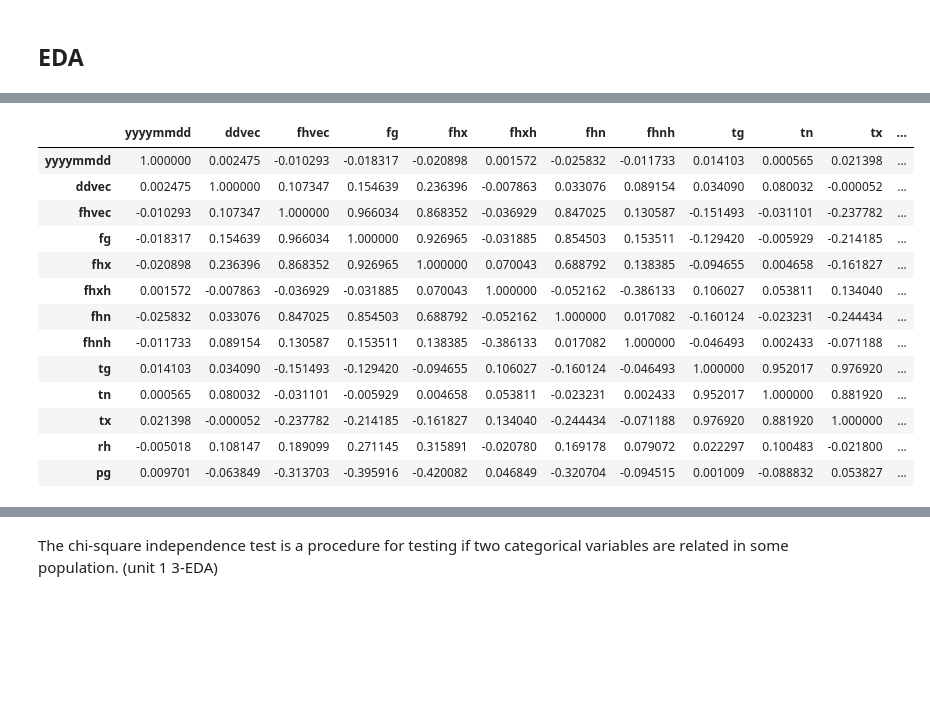
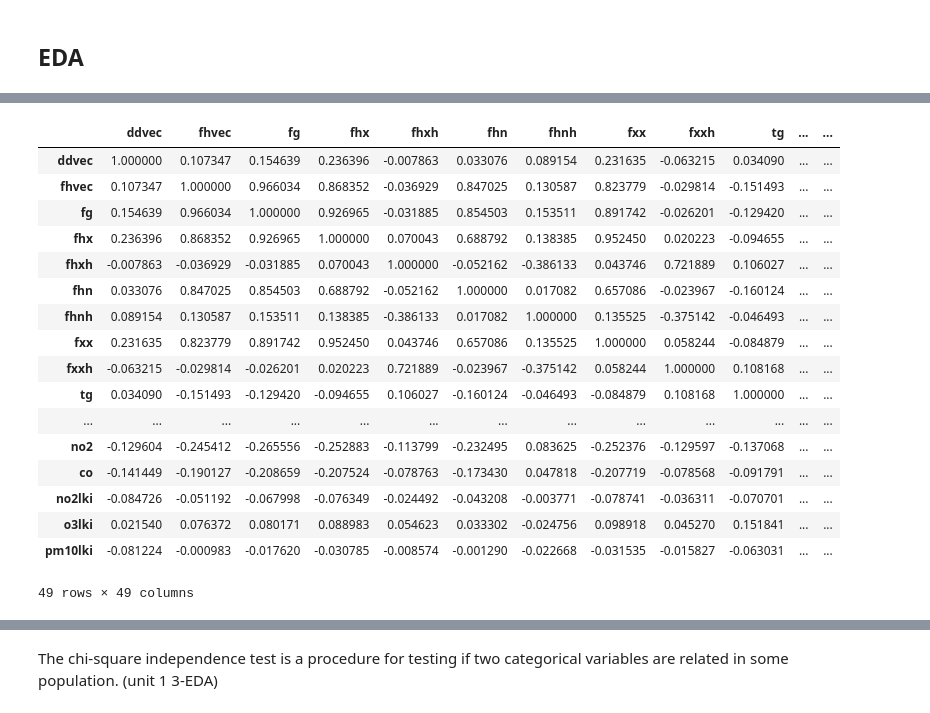
Before and after one commit to ClauCarloni/data_final_project, a Jupyter notebook: dutch_daily_weather_data.ipynb, the cells around one changed output, grey strips where cells are left out. Drawn from its saved outputs; the diff is of its cells as text; code cells hidden in the pictures; blank space fills up the shorter version.

```diff
--- a/dutch_daily_weather_data.ipynb
+++ b/dutch_daily_weather_data.ipynb
@@ -1160,22 +1250,26 @@ air_quality.to_csv('cleanairquality.csv')
 # %%
-corr_weather = weather.select_dtypes([np.number])
-correlations_matrix = corr_weather.corr()
+corr_data = data.select_dtypes([np.number])
+correlations_matrix = corr_data.corr()
 correlations_matrix
 # %% [output]
-|  | yyyymmdd | ddvec | fhvec | fg | fhx | fhxh | fhn | fhnh | tg | tn | tx | ... |
-| yyyymmdd | 1.000000 | 0.002475 | -0.010293 | -0.018317 | -0.020898 | 0.001572 | -0.025832 | -0.011733 | 0.014103 | 0.000565 | 0.021398 | ... |
-| ddvec | 0.002475 | 1.000000 | 0.107347 | 0.154639 | 0.236396 | -0.007863 | 0.033076 | 0.089154 | 0.034090 | 0.080032 | -0.000052 | ... |
-| fhvec | -0.010293 | 0.107347 | 1.000000 | 0.966034 | 0.868352 | -0.036929 | 0.847025 | 0.130587 | -0.151493 | -0.031101 | -0.237782 | ... |
-| fg | -0.018317 | 0.154639 | 0.966034 | 1.000000 | 0.926965 | -0.031885 | 0.854503 | 0.153511 | -0.129420 | -0.005929 | -0.214185 | ... |
-| fhx | -0.020898 | 0.236396 | 0.868352 | 0.926965 | 1.000000 | 0.070043 | 0.688792 | 0.138385 | -0.094655 | 0.004658 | -0.161827 | ... |
-| fhxh | 0.001572 | -0.007863 | -0.036929 | -0.031885 | 0.070043 | 1.000000 | -0.052162 | -0.386133 | 0.106027 | 0.053811 | 0.134040 | ... |
-| fhn | -0.025832 | 0.033076 | 0.847025 | 0.854503 | 0.688792 | -0.052162 | 1.000000 | 0.017082 | -0.160124 | -0.023231 | -0.244434 | ... |
-| fhnh | -0.011733 | 0.089154 | 0.130587 | 0.153511 | 0.138385 | -0.386133 | 0.017082 | 1.000000 | -0.046493 | 0.002433 | -0.071188 | ... |
-| tg | 0.014103 | 0.034090 | -0.151493 | -0.129420 | -0.094655 | 0.106027 | -0.160124 | -0.046493 | 1.000000 | 0.952017 | 0.976920 | ... |
-| tn | 0.000565 | 0.080032 | -0.031101 | -0.005929 | 0.004658 | 0.053811 | -0.023231 | 0.002433 | 0.952017 | 1.000000 | 0.881920 | ... |
-| tx | 0.021398 | -0.000052 | -0.237782 | -0.214185 | -0.161827 | 0.134040 | -0.244434 | -0.071188 | 0.976920 | 0.881920 | 1.000000 | ... |
-| rh | -0.005018 | 0.108147 | 0.189099 | 0.271145 | 0.315891 | -0.020780 | 0.169178 | 0.079072 | 0.022297 | 0.100483 | -0.021800 | ... |
-| pg | 0.009701 | -0.063849 | -0.313703 | -0.395916 | -0.420082 | 0.046849 | -0.320704 | -0.094515 | 0.001009 | -0.088832 | 0.053827 | ... |
+|  | ddvec | fhvec | fg | fhx | fhxh | fhn | fhnh | fxx | fxxh | tg | ... | ... |
+| ddvec | 1.000000 | 0.107347 | 0.154639 | 0.236396 | -0.007863 | 0.033076 | 0.089154 | 0.231635 | -0.063215 | 0.034090 | ... | ... |
+| fhvec | 0.107347 | 1.000000 | 0.966034 | 0.868352 | -0.036929 | 0.847025 | 0.130587 | 0.823779 | -0.029814 | -0.151493 | ... | ... |
+| fg | 0.154639 | 0.966034 | 1.000000 | 0.926965 | -0.031885 | 0.854503 | 0.153511 | 0.891742 | -0.026201 | -0.129420 | ... | ... |
+| fhx | 0.236396 | 0.868352 | 0.926965 | 1.000000 | 0.070043 | 0.688792 | 0.138385 | 0.952450 | 0.020223 | -0.094655 | ... | ... |
+| fhxh | -0.007863 | -0.036929 | -0.031885 | 0.070043 | 1.000000 | -0.052162 | -0.386133 | 0.043746 | 0.721889 | 0.106027 | ... | ... |
+| fhn | 0.033076 | 0.847025 | 0.854503 | 0.688792 | -0.052162 | 1.000000 | 0.017082 | 0.657086 | -0.023967 | -0.160124 | ... | ... |
+| fhnh | 0.089154 | 0.130587 | 0.153511 | 0.138385 | -0.386133 | 0.017082 | 1.000000 | 0.135525 | -0.375142 | -0.046493 | ... | ... |
+| fxx | 0.231635 | 0.823779 | 0.891742 | 0.952450 | 0.043746 | 0.657086 | 0.135525 | 1.000000 | 0.058244 | -0.084879 | ... | ... |
+| fxxh | -0.063215 | -0.029814 | -0.026201 | 0.020223 | 0.721889 | -0.023967 | -0.375142 | 0.058244 | 1.000000 | 0.108168 | ... | ... |
+| tg | 0.034090 | -0.151493 | -0.129420 | -0.094655 | 0.106027 | -0.160124 | -0.046493 | -0.084879 | 0.108168 | 1.000000 | ... | ... |
+| ... | ... | ... | ... | ... | ... | ... | ... | ... | ... | ... | ... | ... |
+| no2 | -0.129604 | -0.245412 | -0.265556 | -0.252883 | -0.113799 | -0.232495 | 0.083625 | -0.252376 | -0.129597 | -0.137068 | ... | ... |
+| co | -0.141449 | -0.190127 | -0.208659 | -0.207524 | -0.078763 | -0.173430 | 0.047818 | -0.207719 | -0.078568 | -0.091791 | ... | ... |
+| no2lki | -0.084726 | -0.051192 | -0.067998 | -0.076349 | -0.024492 | -0.043208 | -0.003771 | -0.078741 | -0.036311 | -0.070701 | ... | ... |
+| o3lki | 0.021540 | 0.076372 | 0.080171 | 0.088983 | 0.054623 | 0.033302 | -0.024756 | 0.098918 | 0.045270 | 0.151841 | ... | ... |
+| pm10lki | -0.081224 | -0.000983 | -0.017620 | -0.030785 | -0.008574 | -0.001290 | -0.022668 | -0.031535 | -0.015827 | -0.063031 | ... | ... |
+49 rows × 49 columns
 # %%
 mask = np.zeros_like(correlations_matrix)
 
```
Also changed, not shown: parts of 75 cells of this notebook.
